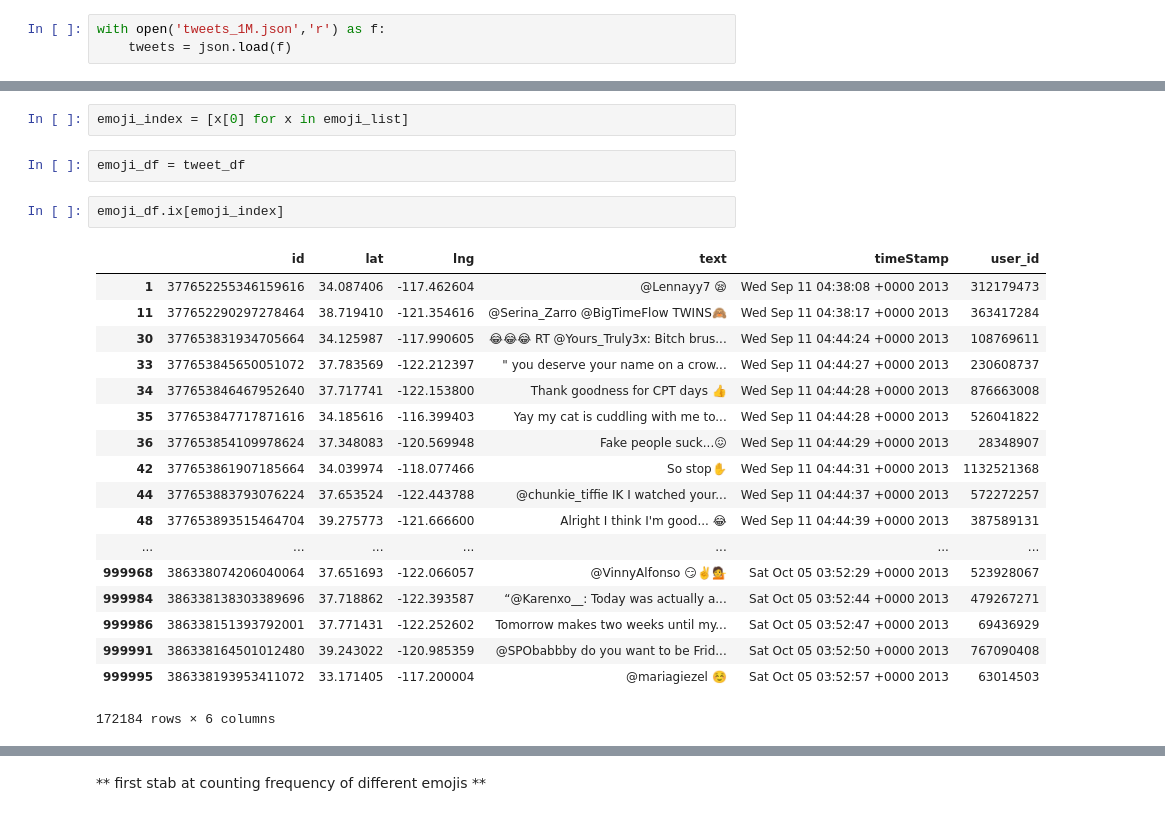
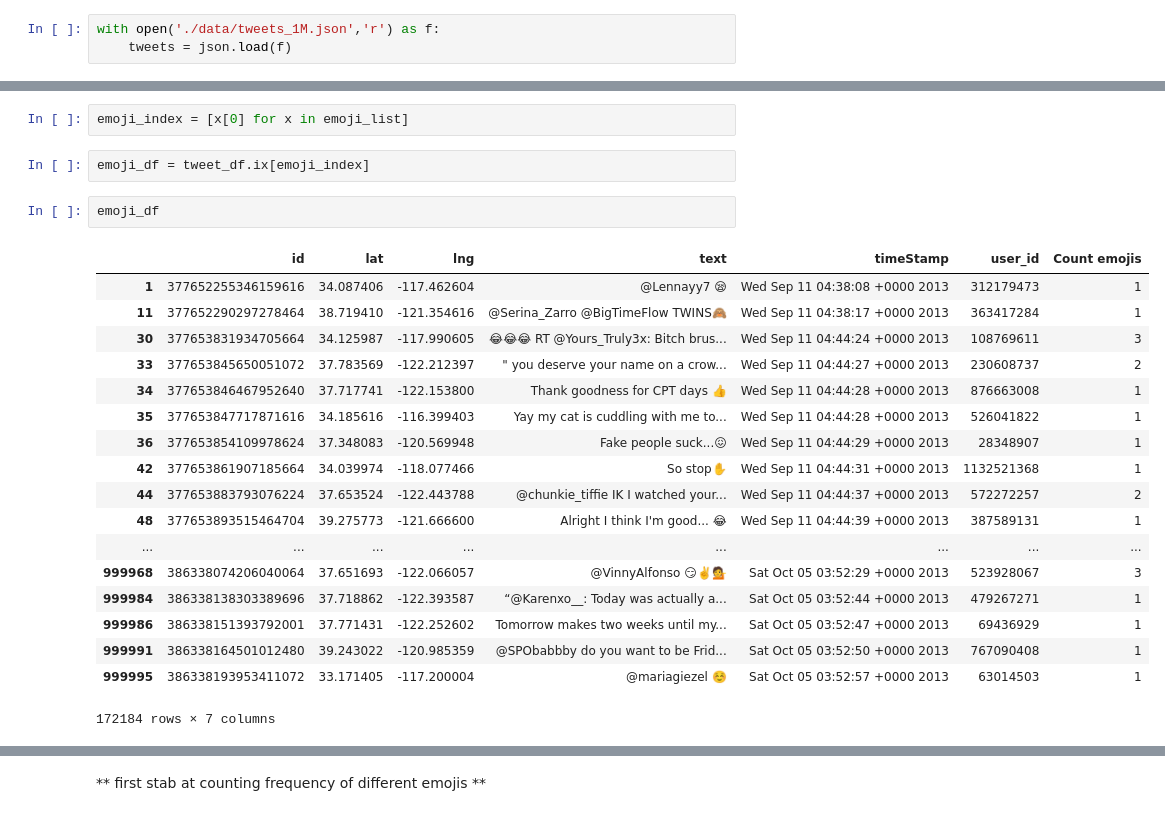
Before and after one commit to dandanbang/Emojineering, a Jupyter notebook: tweets_playaround_nlpfinal.ipynb, the cells around one changed output, grey strips where cells are left out. Drawn from its saved outputs; the diff is of its cells as text.

Commit message:
Continued data exploration with number of emojis per tweet

```diff
--- a/tweets_playaround_nlpfinal.ipynb
+++ b/tweets_playaround_nlpfinal.ipynb
@@ -22,7 +22,7 @@ import matplotlib.pyplot as plt
 # %% [markdown]
 ** load data **
 # %%
-with open('tweets_1M.json','r') as f:
+with open('./data/tweets_1M.json','r') as f:
     tweets = json.load(f)
 # %%
 #subset_tweets[:5]
@@ -90,25 +90,25 @@ for index, value in enumerate(text_only):
 # %%
 emoji_index = [x[0] for x in emoji_list]
 # %%
-emoji_df = tweet_df
+emoji_df = tweet_df.ix[emoji_index]
 # %%
-emoji_df.ix[emoji_index]
+emoji_df
 # %% [output]
-|  | id | lat | lng | text | timeStamp | user_id |
-| 1 | 377652255346159616 | 34.087406 | -117.462604 | @Lennayy7 😪 | Wed Sep 11 04:38:08 +0000 2013 | 312179473 |
-| 11 | 377652290297278464 | 38.719410 | -121.354616 | @Serina_Zarro @BigTimeFlow TWINS🙈 | Wed Sep 11 04:38:17 +0000 2013 | 363417284 |
-| 30 | 377653831934705664 | 34.125987 | -117.990605 | 😂😂😂 RT @Yours_Truly3x: Bitch brus... | Wed Sep 11 04:44:24 +0000 2013 | 108769611 |
-| 33 | 377653845650051072 | 37.783569 | -122.212397 | " you deserve your name on a crow... | Wed Sep 11 04:44:27 +0000 2013 | 230608737 |
-| 34 | 377653846467952640 | 37.717741 | -122.153800 | Thank goodness for CPT days 👍 | Wed Sep 11 04:44:28 +0000 2013 | 876663008 |
-| 35 | 377653847717871616 | 34.185616 | -116.399403 | Yay my cat is cuddling with me to... | Wed Sep 11 04:44:28 +0000 2013 | 526041822 |
-| 36 | 377653854109978624 | 37.348083 | -120.569948 | Fake people suck...😖 | Wed Sep 11 04:44:29 +0000 2013 | 28348907 |
-| 42 | 377653861907185664 | 34.039974 | -118.077466 | So stop✋ | Wed Sep 11 04:44:31 +0000 2013 | 1132521368 |
-| 44 | 377653883793076224 | 37.653524 | -122.443788 | @chunkie_tiffie IK I watched your... | Wed Sep 11 04:44:37 +0000 2013 | 572272257 |
-| 48 | 377653893515464704 | 39.275773 | -121.666600 | Alright I think I'm good... 😂 | Wed Sep 11 04:44:39 +0000 2013 | 387589131 |
-| ... | ... | ... | ... | ... | ... | ... |
-| 999968 | 386338074206040064 | 37.651693 | -122.066057 | @VinnyAlfonso 😏✌️💁 | Sat Oct 05 03:52:29 +0000 2013 | 523928067 |
-| 999984 | 386338138303389696 | 37.718862 | -122.393587 | “@Karenxo__: Today was actually a... | Sat Oct 05 03:52:44 +0000 2013 | 479267271 |
-| 999986 | 386338151393792001 | 37.771431 | -122.252602 | Tomorrow makes two weeks until my... | Sat Oct 05 03:52:47 +0000 2013 | 69436929 |
-| 999991 | 386338164501012480 | 39.243022 | -120.985359 | @SPObabbby do you want to be Frid... | Sat Oct 05 03:52:50 +0000 2013 | 767090408 |
-| 999995 | 386338193953411072 | 33.171405 | -117.200004 | @mariagiezel ☺️ | Sat Oct 05 03:52:57 +0000 2013 | 63014503 |
+|  | id | lat | lng | text | timeStamp | user_id | Count emojis |
+| 1 | 377652255346159616 | 34.087406 | -117.462604 | @Lennayy7 😪 | Wed Sep 11 04:38:08 +0000 2013 | 312179473 | 1 |
+| 11 | 377652290297278464 | 38.719410 | -121.354616 | @Serina_Zarro @BigTimeFlow TWINS🙈 | Wed Sep 11 04:38:17 +0000 2013 | 363417284 | 1 |
+| 30 | 377653831934705664 | 34.125987 | -117.990605 | 😂😂😂 RT @Yours_Truly3x: Bitch brus... | Wed Sep 11 04:44:24 +0000 2013 | 108769611 | 3 |
+| 33 | 377653845650051072 | 37.783569 | -122.212397 | " you deserve your name on a crow... | Wed Sep 11 04:44:27 +0000 2013 | 230608737 | 2 |
+| 34 | 377653846467952640 | 37.717741 | -122.153800 | Thank goodness for CPT days 👍 | Wed Sep 11 04:44:28 +0000 2013 | 876663008 | 1 |
+| 35 | 377653847717871616 | 34.185616 | -116.399403 | Yay my cat is cuddling with me to... | Wed Sep 11 04:44:28 +0000 2013 | 526041822 | 1 |
+| 36 | 377653854109978624 | 37.348083 | -120.569948 | Fake people suck...😖 | Wed Sep 11 04:44:29 +0000 2013 | 28348907 | 1 |
+| 42 | 377653861907185664 | 34.039974 | -118.077466 | So stop✋ | Wed Sep 11 04:44:31 +0000 2013 | 1132521368 | 1 |
+| 44 | 377653883793076224 | 37.653524 | -122.443788 | @chunkie_tiffie IK I watched your... | Wed Sep 11 04:44:37 +0000 2013 | 572272257 | 2 |
+| 48 | 377653893515464704 | 39.275773 | -121.666600 | Alright I think I'm good... 😂 | Wed Sep 11 04:44:39 +0000 2013 | 387589131 | 1 |
+| ... | ... | ... | ... | ... | ... | ... | ... |
+| 999968 | 386338074206040064 | 37.651693 | -122.066057 | @VinnyAlfonso 😏✌️💁 | Sat Oct 05 03:52:29 +0000 2013 | 523928067 | 3 |
+| 999984 | 386338138303389696 | 37.718862 | -122.393587 | “@Karenxo__: Today was actually a... | Sat Oct 05 03:52:44 +0000 2013 | 479267271 | 1 |
+| 999986 | 386338151393792001 | 37.771431 | -122.252602 | Tomorrow makes two weeks until my... | Sat Oct 05 03:52:47 +0000 2013 | 69436929 | 1 |
+| 999991 | 386338164501012480 | 39.243022 | -120.985359 | @SPObabbby do you want to be Frid... | Sat Oct 05 03:52:50 +0000 2013 | 767090408 | 1 |
+| 999995 | 386338193953411072 | 33.171405 | -117.200004 | @mariagiezel ☺️ | Sat Oct 05 03:52:57 +0000 2013 | 63014503 | 1 |
-172184 rows × 6 columns
+172184 rows × 7 columns
```
Also changed, not shown: parts of 8 cells of this notebook.
